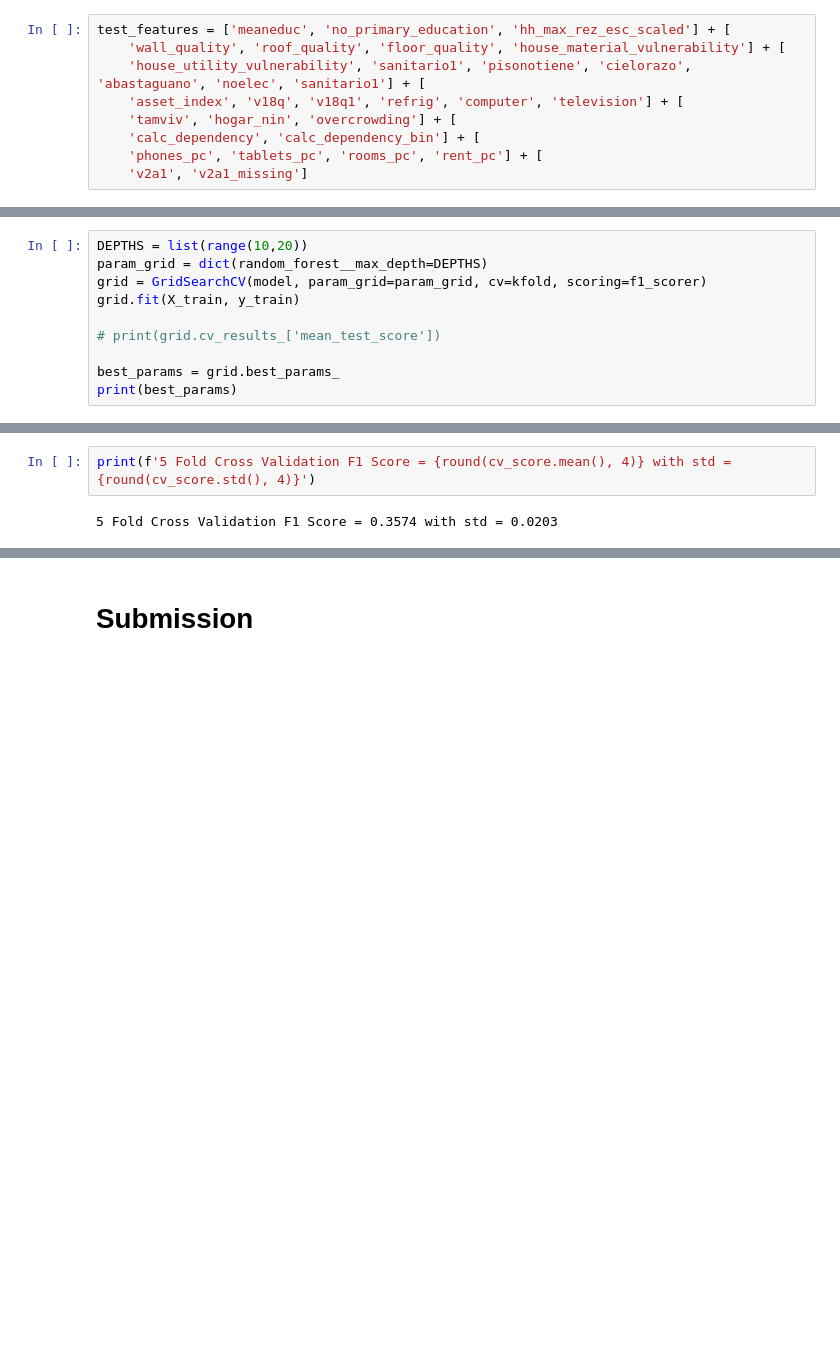
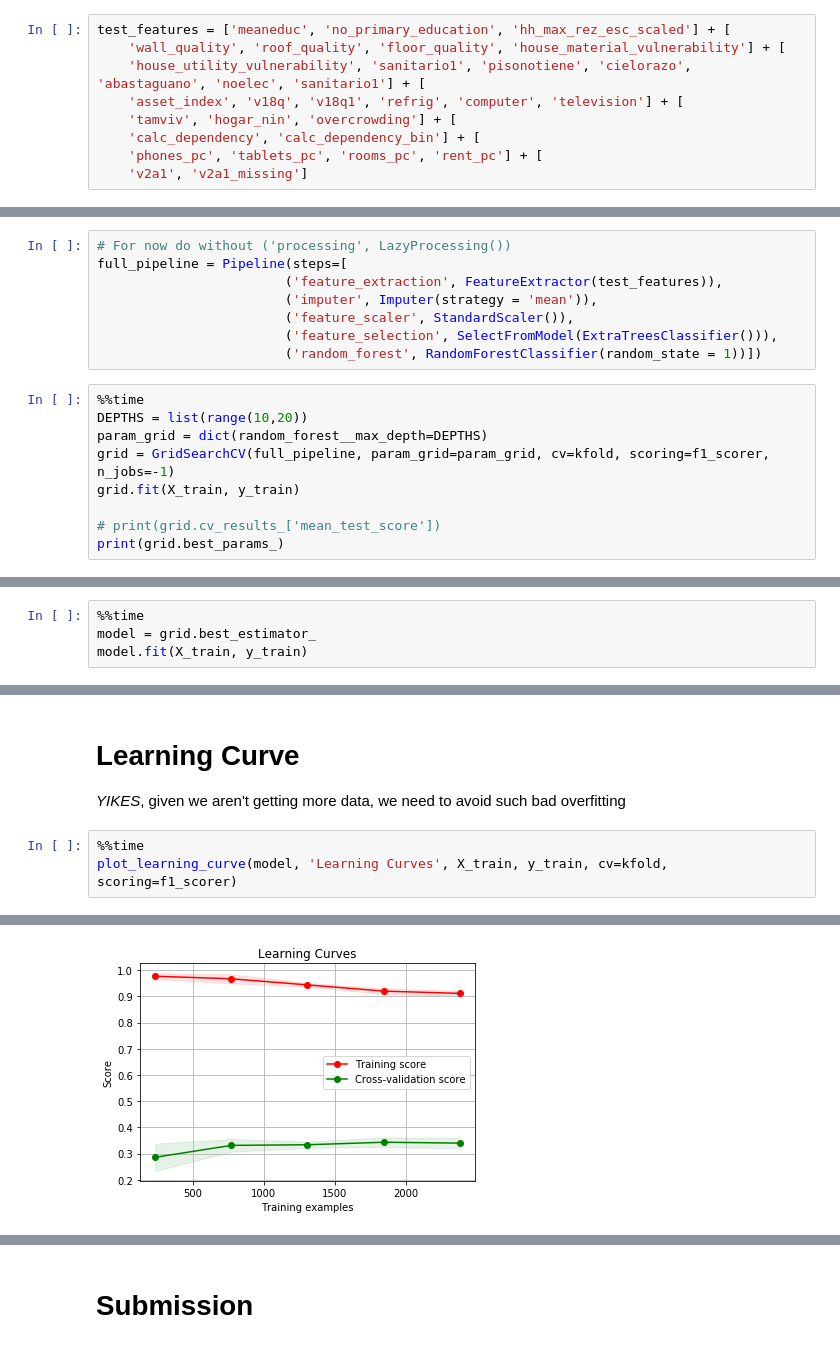
Before and after one commit to zwrankin/poverty_prediction, a Jupyter notebook: notebooks/09_10_second_model_expand_pipelines.ipynb, the cells around one changed output, grey strips where cells are left out. Drawn from its saved outputs; the diff is of its cells as text; blank space fills up the shorter version.

```diff
--- a/notebooks/09_10_second_model_expand_pipelines.ipynb
+++ b/notebooks/09_10_second_model_expand_pipelines.ipynb
@@ -82,11 +108,18 @@ kfold = StratifiedKFold(n_splits=5, random_state=1)
+# %%
+# For now do without ('processing', LazyProcessing())
+full_pipeline = Pipeline(steps=[
+                        ('feature_extraction', FeatureExtractor(test_features)),
+                        ('imputer', Imputer(strategy = 'mean')),
+                        ('feature_scaler', StandardScaler()),
+                        ('feature_selection', SelectFromModel(ExtraTreesClassifier())),
+                        ('random_forest', RandomForestClassifier(random_state = 1))])
 # %%
+%%time
 DEPTHS = list(range(10,20))
 param_grid = dict(random_forest__max_depth=DEPTHS)
-grid = GridSearchCV(model, param_grid=param_grid, cv=kfold, scoring=f1_scorer)
+grid = GridSearchCV(full_pipeline, param_grid=param_grid, cv=kfold, scoring=f1_scorer, n_jobs=-1)
 grid.fit(X_train, y_train)
 
 # print(grid.cv_results_['mean_test_score'])
-
-best_params = grid.best_params_
-print(best_params)
+print(grid.best_params_)
 # %% [output]
@@ -129,0 +128,4 @@ Pipeline(memory=None,
+# %%
+%%time
+model = grid.best_estimator_
+model.fit(X_train, y_train)
@@ -173,4 +143,7 @@ See the caveats in the documentation: http://pandas.pydata.org/pandas-docs/stabl
-# %%
-print(f'5 Fold Cross Validation F1 Score = {round(cv_score.mean(), 4)} with std = {round(cv_score.std(), 4)}')
-# %% [output]
-5 Fold Cross Validation F1 Score = 0.3574 with std = 0.0203
+# %% [markdown]
+# Learning Curve
+*YIKES*, given we aren't getting more data, we need to avoid such bad overfitting
+# %%
+%%time
+plot_learning_curve(model, 'Learning Curves', X_train, y_train, cv=kfold, scoring=f1_scorer)
+# %% [output]
@@ -177,2 +152,3 @@ print(f'5 Fold Cross Validation F1 Score = {round(cv_score.mean(), 4)} with std
+[figure, added]
 # %%
 estimator = model.steps[-1][1]
```
Also changed, not shown: parts of 20 cells of this notebook.
